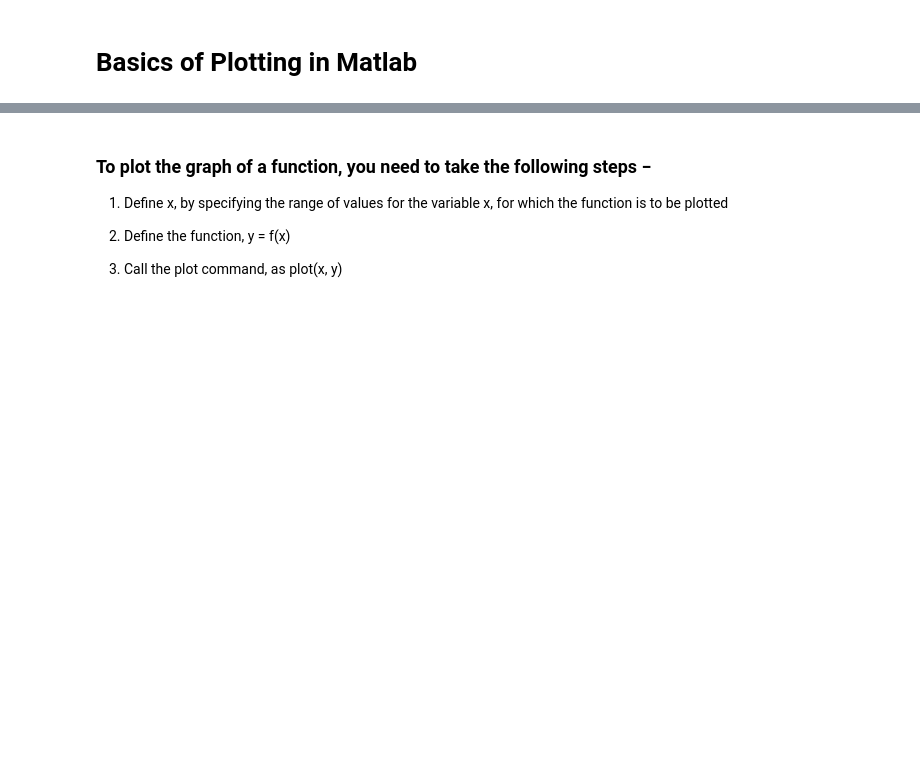
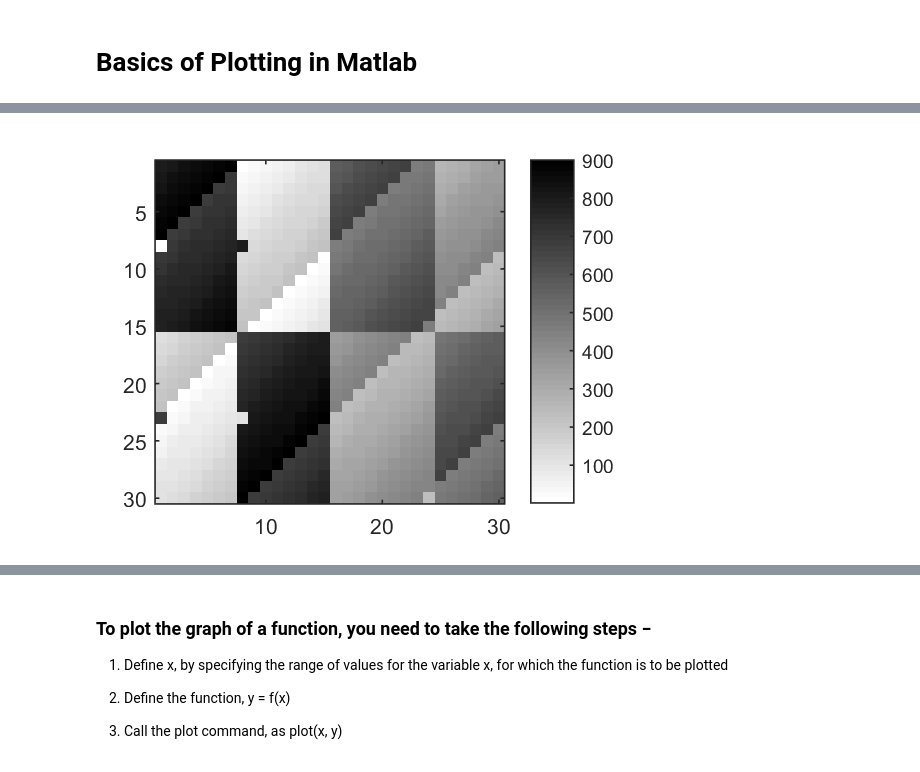
Before and after one commit to aditya95sriram/octave_tut, a Jupyter notebook: Sanket.ipynb, the cells around one changed output, grey strips where cells are left out. Cells and saved outputs as stored; diff of their text form; code cells hidden in the pictures; blank space fills up the shorter version.

```diff
--- a/Sanket.ipynb
+++ b/Sanket.ipynb
@@ -13,0 +18,8 @@ Invalid variable name "matrix(0, 1, [])" in ASSIGNIN.
+# %%
+clear all
+a = magic(30); % Magic square
+imagesc(a);
+colormap(flipud(gray));
+colorbar;
+# %% [output]
+[figure, added]
```
Also changed, not shown: parts of 22 cells of this notebook, 2 other files.
